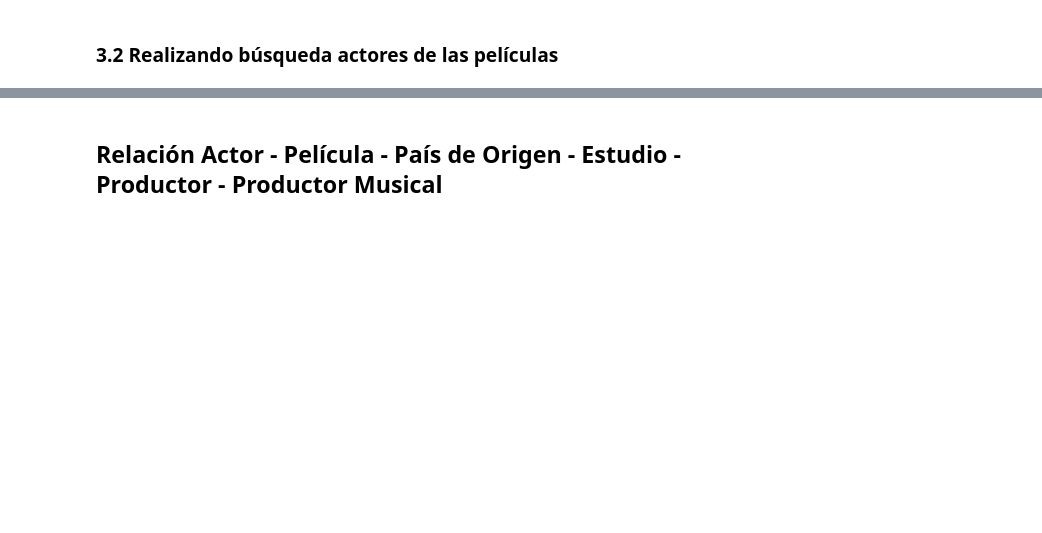
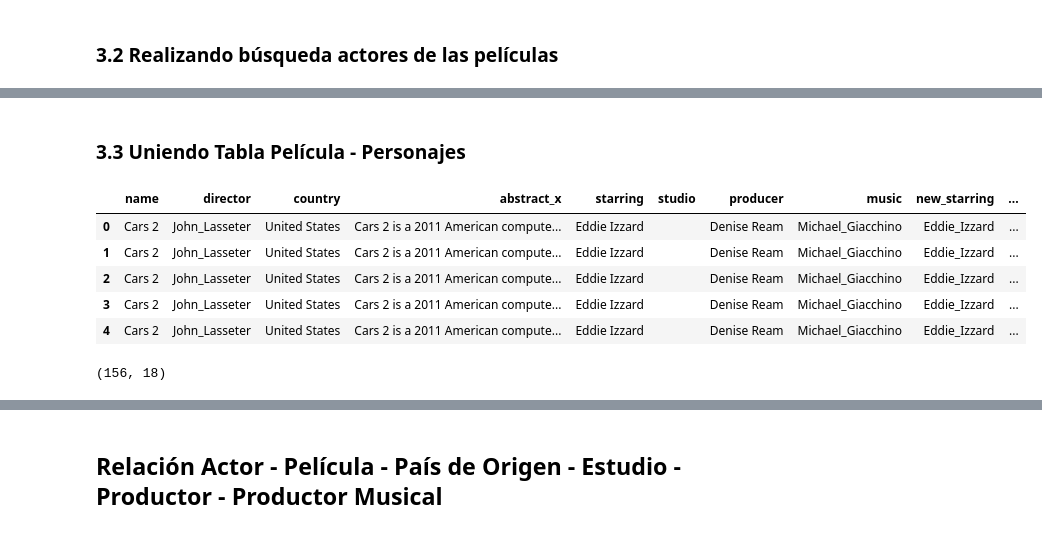
Before and after one commit to antoniomata99/BigData-SemanticEnrichment, a Jupyter notebook: Laboratorio.ipynb, the cells around one changed output, grey strips where cells are left out. Cells and saved outputs as stored; diff of their text form; code cells hidden in the pictures; blank space fills up the shorter version.

```diff
--- a/Laboratorio.ipynb
+++ b/Laboratorio.ipynb
@@ -164,0 +257,2 @@ dataframe.iloc[1: , :]['new_starring'].unique()
+# %% [markdown]
+### 3.3 Uniendo Tabla Película - Personajes
@@ -164,0 +261,9 @@ dataframe.iloc[1: , :]['new_starring'].unique()
+# %%
+dataframe.head(5)
+# %% [output]
+|  | name | director | country | abstract_x | starring | studio | producer | music | new_starring | ... |
+| 0 | Cars 2 | John_Lasseter | United States | Cars 2 is a 2011 American compute... | Eddie Izzard |  | Denise Ream | Michael_Giacchino | Eddie_Izzard | ... |
+| 1 | Cars 2 | John_Lasseter | United States | Cars 2 is a 2011 American compute... | Eddie Izzard |  | Denise Ream | Michael_Giacchino | Eddie_Izzard | ... |
+| 2 | Cars 2 | John_Lasseter | United States | Cars 2 is a 2011 American compute... | Eddie Izzard |  | Denise Ream | Michael_Giacchino | Eddie_Izzard | ... |
+| 3 | Cars 2 | John_Lasseter | United States | Cars 2 is a 2011 American compute... | Eddie Izzard |  | Denise Ream | Michael_Giacchino | Eddie_Izzard | ... |
+| 4 | Cars 2 | John_Lasseter | United States | Cars 2 is a 2011 American compute... | Eddie Izzard |  | Denise Ream | Michael_Giacchino | Eddie_Izzard | ... |
@@ -164,0 +272,4 @@ dataframe.iloc[1: , :]['new_starring'].unique()
+# %%
+dataframe.shape
+# %% [output]
+(156, 18)
```
Also changed, not shown: parts of 21 cells of this notebook.
